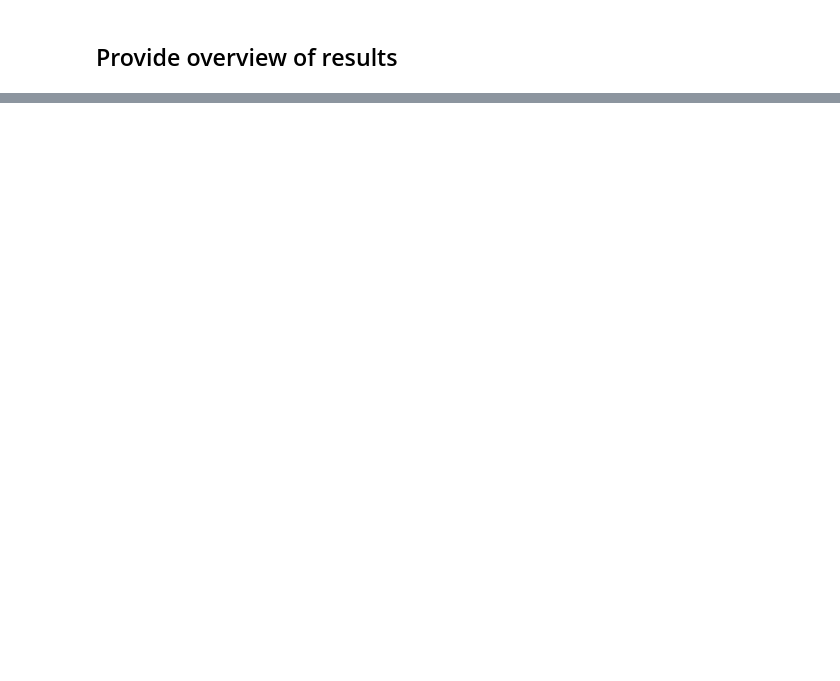
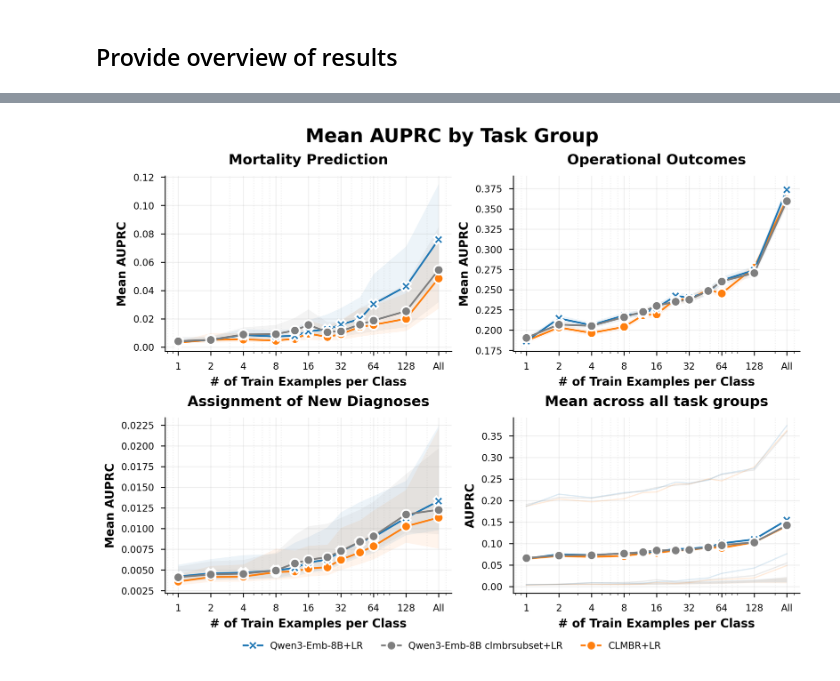
Before and after one commit to stefanhgm/ehrshot-benchmark, a Jupyter notebook: UKB_validation/ResultEvaluation.ipynb, the cells around one changed output, grey strips where cells are left out. Drawn from its saved outputs; the diff is of its cells as text; code cells hidden in the pictures; blank space fills up the shorter version.

```diff
--- a/UKB_validation/ResultEvaluation.ipynb
+++ b/UKB_validation/ResultEvaluation.ipynb
@@ -51,8 +50,7 @@ allmodels = True #False #set to True if results should be shown for all models (
 # %%
 indications = dict(
     disease_onset = disease_name_disease_onset,
-    hospitalization = ["hospitalization"],#["OMOP_9201"], #["admin_hospital"],
-    death = ["death"]#["OMOP_4306655"] #["admin_death"]
+    hospitalization = ["hospitalization"],
+    death = ["death"]
 )
-
-dataset = 'bigdataset' #'bigdataset' #'rawdataset' #
+method = "auprc" # auprc, auroc, brier
@@ -336,0 +358,2 @@ pretty_table
+# %%
+all_scores_filtered_sensitivity = all_scores[all_scores["model"].isin(["clmbr", "qwen3", "qwenclmbrcodes"])]
@@ -336,0 +376,12 @@ pretty_table
+# %%
+# Task group aggregated plots
+plot_sensitivity_analysis( #plot_all_task_groups
+    all_scores_filtered_sensitivity,
+    score=method,
+    path_to_output_dir=PATH_TO_OUTPUT_DIR,
+    model_heads=None,
+    is_x_scale_log=True,
+    shadedregion=True
+)
+# %% [output]
+[figure, added]
```
Also changed, not shown: parts of 22 cells of this notebook, 3 other files.
